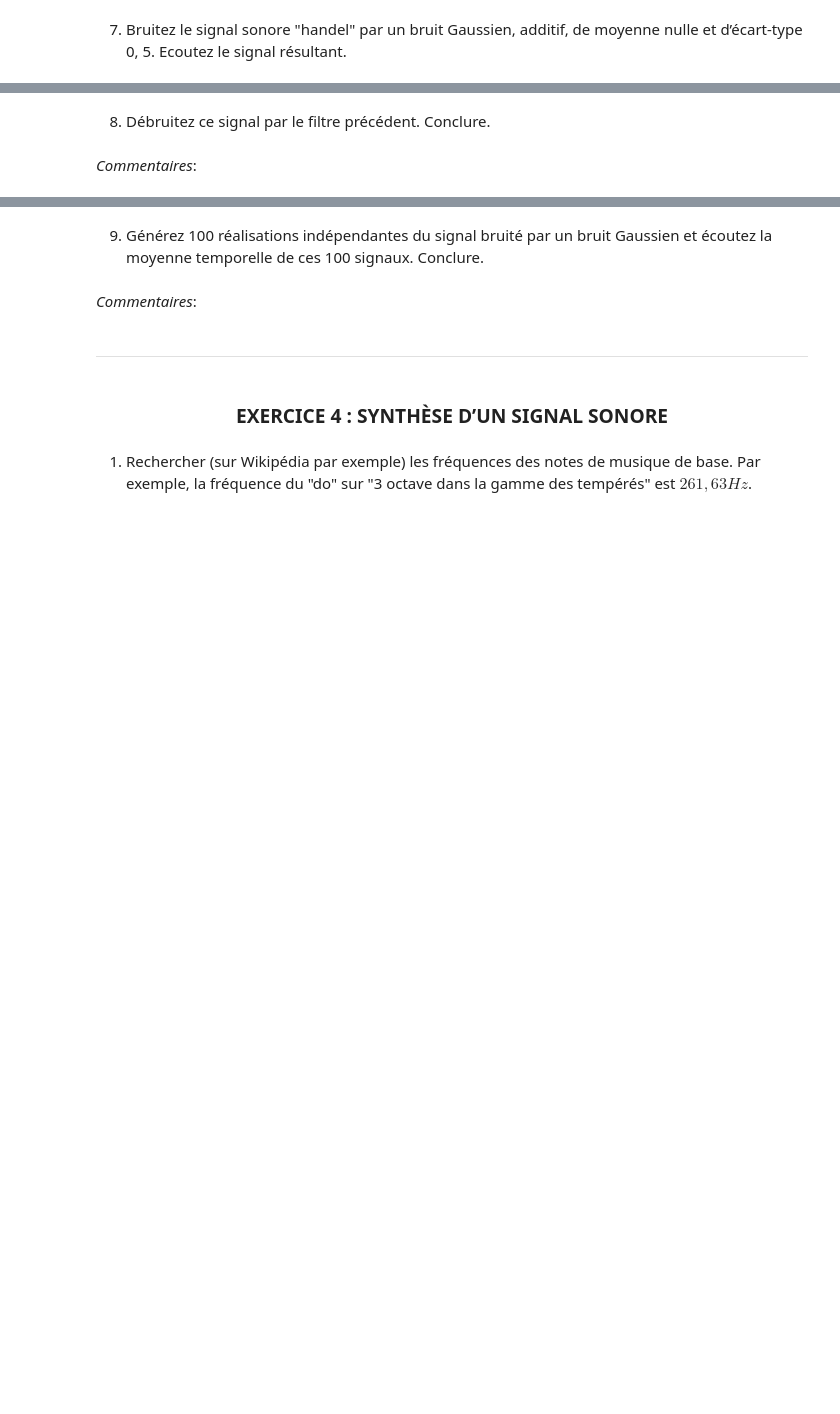
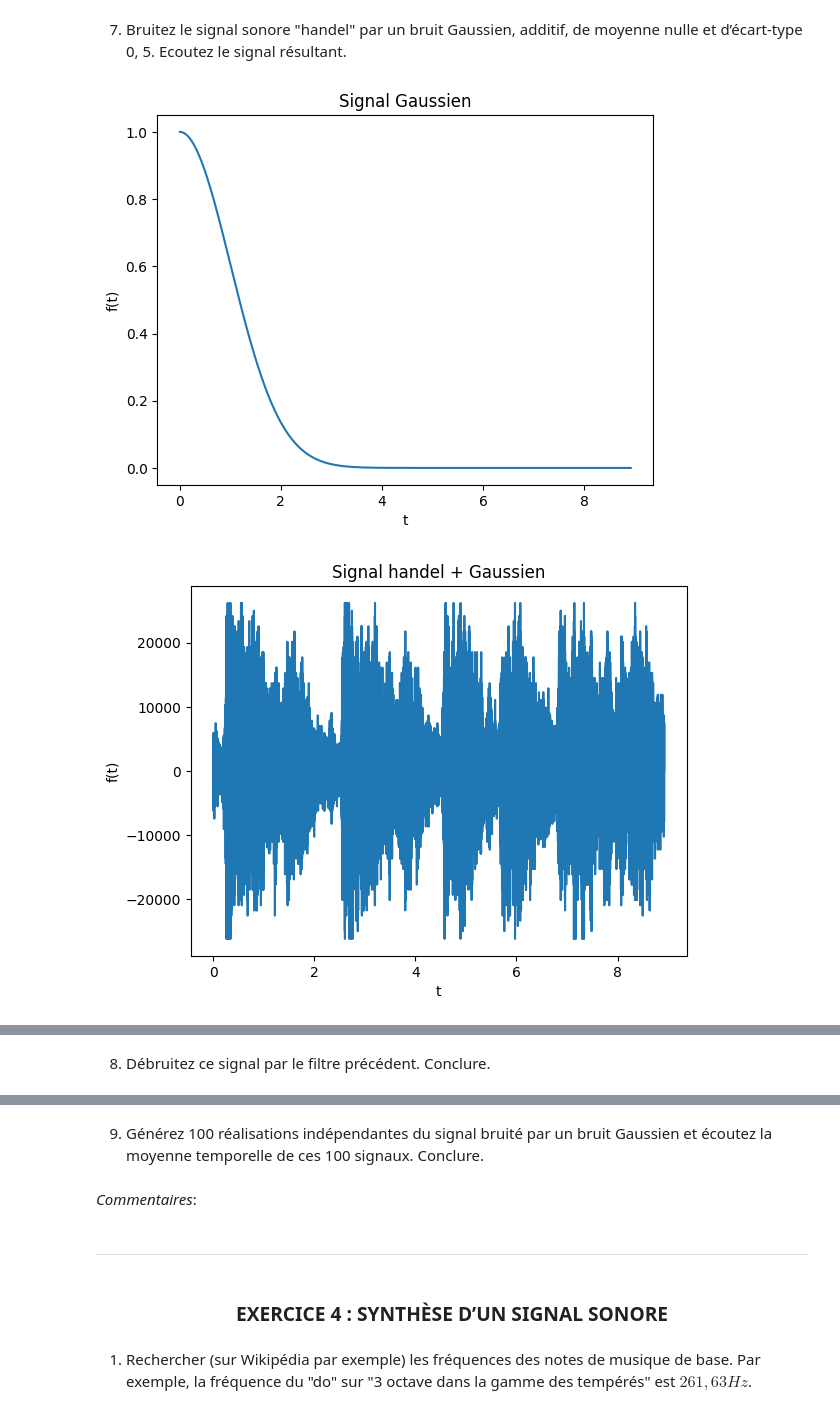
Before and after one commit to SearleOliver/Image-et-Signal, a Jupyter notebook: Traitement du Signal/NotebookTDS_TP2324.ipynb, the cells around one changed output, grey strips where cells are left out. Saved outputs shown, nothing was run; the diff lists cells and outputs as text; code cells hidden in the pictures; blank space fills up the shorter version.

```diff
--- a/Traitement du Signal/NotebookTDS_TP2324.ipynb
+++ b/Traitement du Signal/NotebookTDS_TP2324.ipynb
@@ -377,2 +388,34 @@ plt.show()
 # %% [markdown]
 7) Bruitez le signal sonore "handel" par un bruit Gaussien, additif, de moyenne nulle et d’écart-type 0, 5. Ecoutez le signal résultant.
+# %%
+G = np.exp(-0.5*t*t)
+
+plt.figure()
+plt.plot(t, G)
+plt.xlabel("t")
+plt.ylabel("f(t)")
+plt.title("Signal Gaussien")
+plt.show()
+
+signalG = signal2 + G
+
+wav.write('handelG.wav', fs2, signalG.astype(np.int16))
+
+plt.figure()
+plt.plot(t, signalG)
+plt.xlabel("t")
+plt.ylabel("f(t)")
+plt.title("Signal handel + Gaussien")
+plt.show()
+
+YG = np.fft.fftshift(np.fft.fft(G))
+
+plt.figure()
+plt.plot(f, np.abs(YG))
+plt.xlabel("t")
+plt.ylabel("f(t)")
+plt.title("Transformée du bruit gaussien")
+plt.show()
+# %% [output]
+[figure, added]
+[figure, added]
@@ -379,4 +423,2 @@ plt.show()
 # %% [markdown]
 8) Débruitez ce signal par le filtre précédent. Conclure.
-# %% [markdown]
-*Commentaires*:
```
Also changed, not shown: parts of 7 cells of this notebook, 1 other file.
